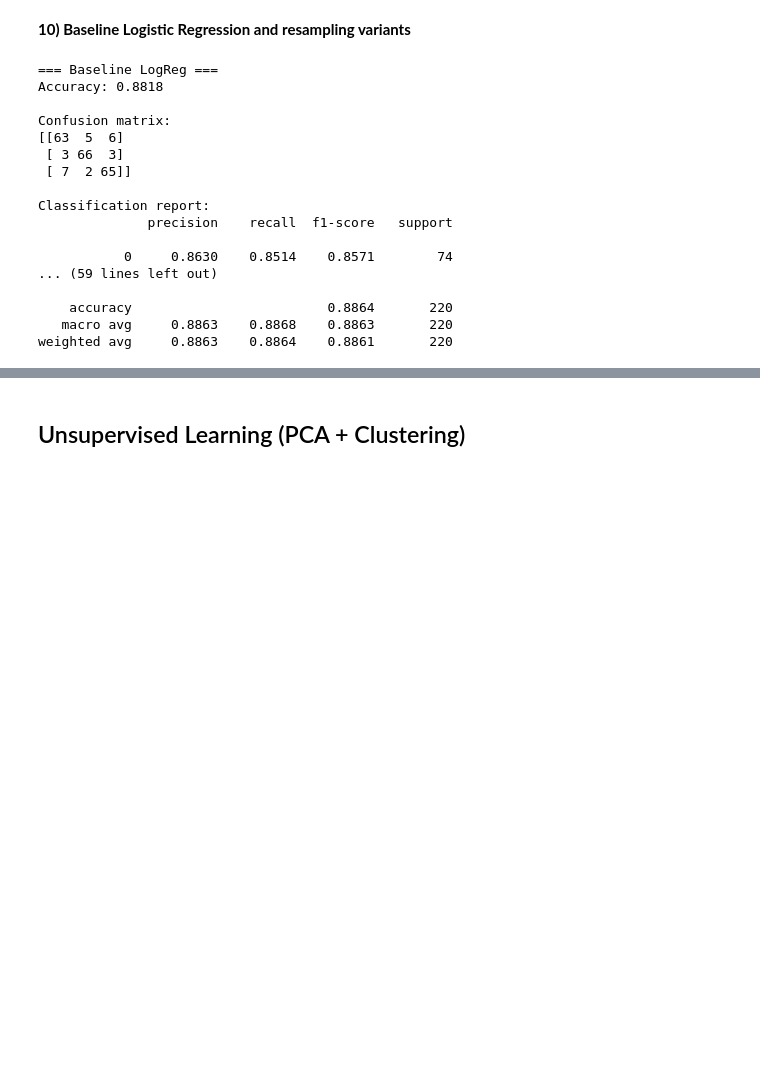
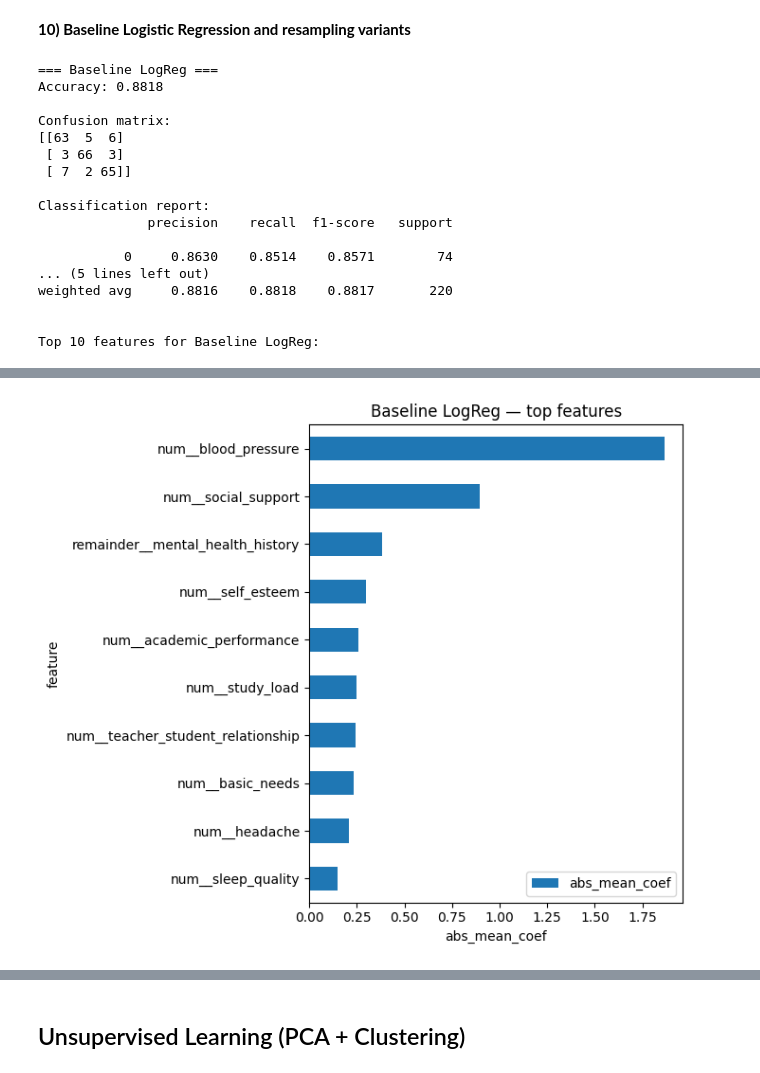
Before and after one commit to luispabloaiello-da/final_project, a Jupyter notebook: notebooks/_main_model_training.ipynb, the cells around one changed output, grey strips where cells are left out. Cells and saved outputs as stored; diff of their text form; code cells hidden in the pictures; blank space fills up the shorter version.

```diff
--- a/notebooks/_main_model_training.ipynb
+++ b/notebooks/_main_model_training.ipynb
@@ -385,22 +503,65 @@ Name: proportion, dtype: float64
 # %% [markdown]
 **10) Baseline Logistic Regression and resampling variants**
 # %%
-def eval_simple(pipe, title):
-    pipe.fit(X_train, y_train)
-    yp = pipe.predict(X_test)
-    evaluate_classifier(y_test, yp, title)
+# def eval_simple(pipe, title):
+#     pipe.fit(X_train, y_train)
+#     yp = pipe.predict(X_test)
+#     evaluate_classifier(y_test, yp, title)
 
-base = Pipeline([('prep', preprocess),
-                 ('model', LogisticRegression(max_iter=1000, random_state=42))])
-ros  = ImbPipeline([('prep', preprocess),
-                    ('ros', RandomOverSampler(random_state=42)), ('model', LogisticRegression(max_iter=1000, random_state=42))])
-rus  = ImbPipeline([('prep', preprocess),
-                    ('rus', RandomUnderSampler(random_state=42)), ('model', LogisticRegression(max_iter=1000, random_state=42))])
-smt  = ImbPipeline([('prep', preprocess),
-                    ('smt', SMOTE(random_state=42)), ('model', LogisticRegression(max_iter=1000, random_state=42))])
+# base = Pipeline([('prep', preprocess),
+#                  ('model', LogisticRegression(max_iter=1000, random_state=42))])
+# ros  = ImbPipeline([('prep', preprocess),
+#                     ('ros', RandomOverSampler(random_state=42)), ('model', LogisticRegression(max_iter=1000, random_state=42))])
+# rus  = ImbPipeline([('prep', preprocess),
+#                     ('rus', RandomUnderSampler(random_state=42)), ('model', LogisticRegression(max_iter=1000, random_state=42))])
+# smt  = ImbPipeline([('prep', preprocess),
+#                     ('smt', SMOTE(random_state=42)), ('model', LogisticRegression(max_iter=1000, random_state=42))])
 
-for title, pipe in [('Baseline LogReg', base), ('LogReg + ROS', ros), ('LogReg + RUS', rus), ('LogReg + SMOTE', smt)]:
-    eval_simple(pipe, title)
+# for title, pipe in [('Baseline LogReg', base), ('LogReg + ROS', ros), ('LogReg + RUS', rus), ('LogReg + SMOTE', smt)]:
+#     eval_simple(pipe, title)
+
+# 1) Baseline (no resampling) -> sklearn Pipeline
+results_base = run_models_with_importances(
+    models={'Baseline LogReg': LogisticRegression(max_iter=1000, random_state=42)},
+    preprocess=preprocess,
+    X_train=X_train, y_train=y_train,
+    X_test=X_test,   y_test=y_test,
+    top=10,
+    plot=True
+)
+# 2) Oversample (ROS) -> imblearn Pipeline + RandomOverSampler
+results_ros = run_models_with_importances(
+    models={'LogReg + ROS': LogisticRegression(max_iter=1000, random_state=42)},
+    preprocess=preprocess,
+    X_train=X_train, y_train=y_train,
+    X_test=X_test,   y_test=y_test,
+    pipeline_cls=ImbPipeline,                      # use imblearn Pipeline
+    sampler=RandomOverSampler(random_state=42),    # insert sampler step
+    top=10,
+    plot=True
+)
+# 3) Undersample (RUS)
+results_rus = run_models_with_importances(
+    models={'LogReg + RUS': LogisticRegression(max_iter=1000, random_state=42)},
+    preprocess=preprocess,
+    X_train=X_train, y_train=y_train,
+    X_test=X_test,   y_test=y_test,
+    pipeline_cls=ImbPipeline,
+    sampler=RandomUnderSampler(random_state=42),
+    top=10,
+    plot=True
+)
+# 4) SMOTE
+results_smt = run_models_with_importances(
+    models={'LogReg + SMOTE': LogisticRegression(max_iter=1000, random_state=42)},
+    preprocess=preprocess,
+    X_train=X_train, y_train=y_train,
+    X_test=X_test,   y_test=y_test,
+    pipeline_cls=ImbPipeline,
+    sampler=SMOTE(random_state=42),
+    top=10,
+    plot=True
+)
 # %% [output]
 === Baseline LogReg ===
 Accuracy: 0.8818
@@ -414,8 +575,8 @@ Classification report:
               precision    recall  f1-score   support
 
            0     0.8630    0.8514    0.8571        74
-... (59 lines left out)
+... (5 lines left out)
+weighted avg     0.8816    0.8818    0.8817       220
 
-    accuracy                         0.8864       220
-   macro avg     0.8863    0.8868    0.8863       220
-weighted avg     0.8863    0.8864    0.8861       220
+
+Top 10 features for Baseline LogReg:
@@ -421,0 +594 @@ weighted avg     0.8863    0.8864    0.8861       220
+[figure, added]
```
Also changed, not shown: parts of 8 cells of this notebook, 6 other files.
